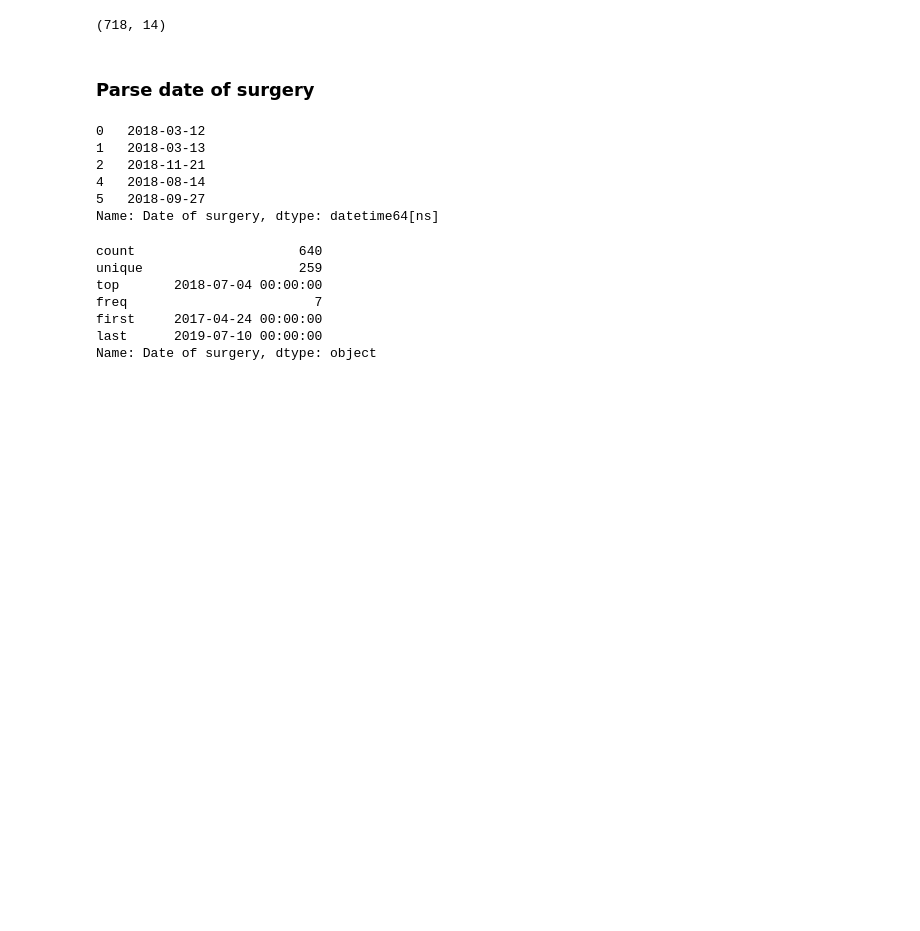
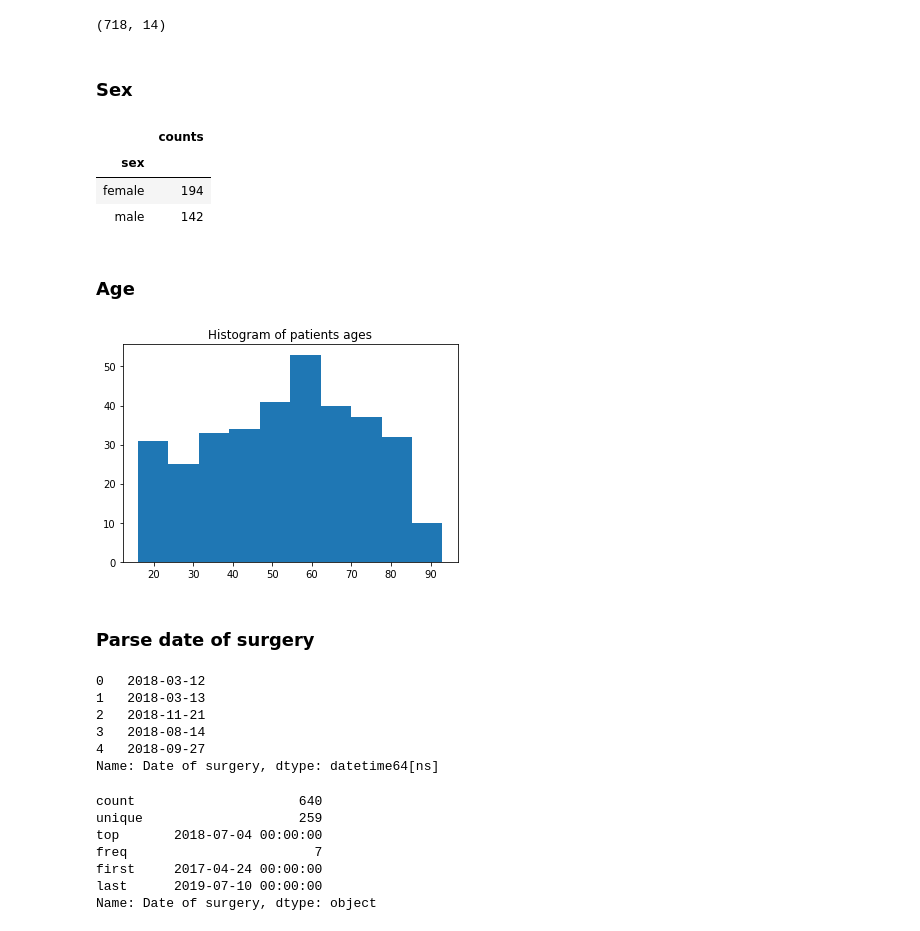
Before and after one commit to nomihadar/Anastomotic-Leak-Prediction, a Jupyter notebook: Code/parseData/parseAnonymousFile.ipynb, the cells around one changed output. Drawn from its saved outputs; the diff is of its cells as text; code cells hidden in the pictures; blank space fills up the shorter version.

```diff
--- a/Code/parseData/parseAnonymousFile.ipynb
+++ b/Code/parseData/parseAnonymousFile.ipynb
@@ -76,10 +76,28 @@ pIDs.shape[0]
 680
 # %%
 #drop patients who don't appear in list
-df = df[df['Code'].isin(pIDs)]
+df = df[df['Code'].isin(pIDs)].reset_index(drop=True)
 df.shape
 # %% [output]
 (718, 14)
+# %% [markdown]
+### Sex
+# %%
+#sex
+df.groupby(["Code"])['Sex'].head(1).value_counts().rename_axis('sex').to_frame('counts')
+# %% [output]
+|  | counts |
+| sex |  |
+| female | 194 |
+| male | 142 |
+# %% [markdown]
+### Age
+# %%
+#age
+plt.hist(df.groupby(["Code"])['Age'].head(1))
+plt.title("Histogram of patients ages");
+# %% [output]
+[figure, added]
 # %% [markdown]
 ### Parse date of surgery
 # %%
@@ -91,8 +109,8 @@ df['Date of surgery'].head()
 0   2018-03-12
 1   2018-03-13
 2   2018-11-21
-4   2018-08-14
-5   2018-09-27
+3   2018-08-14
+4   2018-09-27
 Name: Date of surgery, dtype: datetime64[ns]
 # %%
 df['Date of surgery'].describe()
```
Also changed, not shown: parts of 3 cells of this notebook.
